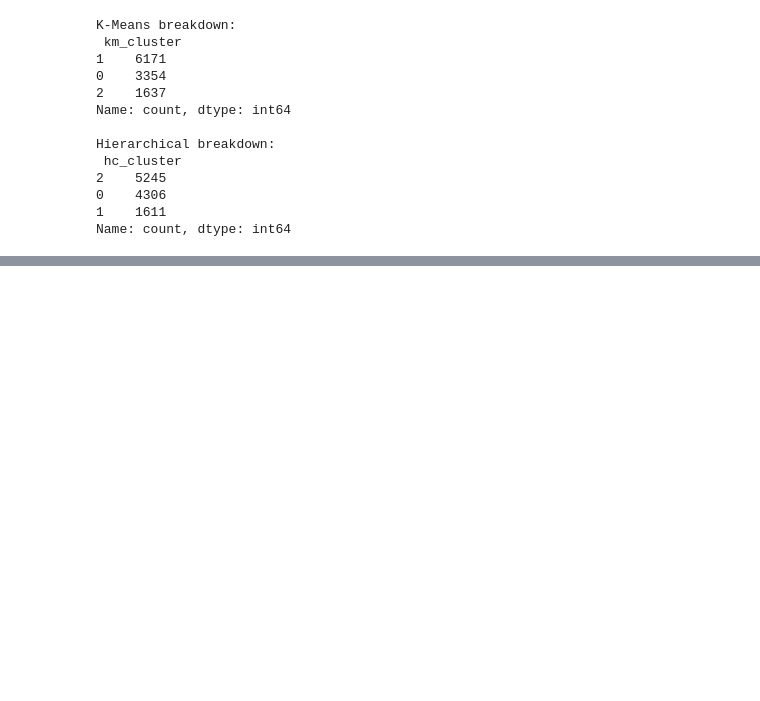
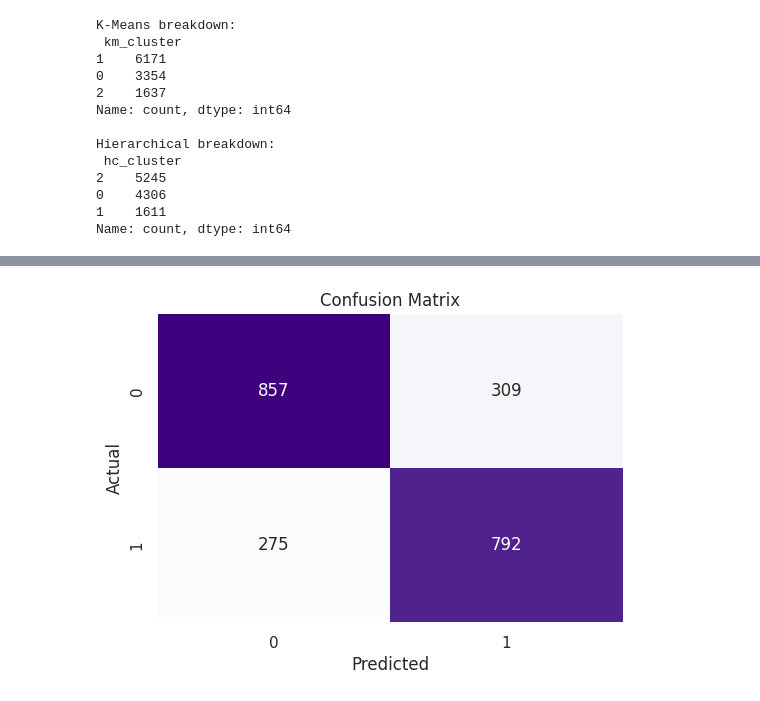
Before and after one commit to Yash-Poddar-12/YashPoddar-EDA-Project, a Jupyter notebook: YashPoddar_EDA_Project.ipynb, the cells around one changed output, grey strips where cells are left out. Drawn from its saved outputs; the diff is of its cells as text; code cells hidden in the pictures; blank space fills up the shorter version.

```diff
--- a/YashPoddar_EDA_Project.ipynb
+++ b/YashPoddar_EDA_Project.ipynb
@@ -375,0 +400,10 @@ Name: count, dtype: int64
+# %%
+# preparing data for classification (predicting if client subscribes to deposit)
+y = df['deposit_flag']
+# %%
+# splitting dataset into train-test 80/20 rule
+X_train, X_test, y_train, y_test = train_test_split(X_norm, y, test_size=0.2, random_state=42)
+# %%
+# training a basic logistic regression model
+log_reg = LogisticRegression(random_state=42)
+log_reg.fit(X_train, y_train)
@@ -375,0 +412,6 @@ Name: count, dtype: int64
+# %%
+# testing the model
+preds = log_reg.predict(X_test)
+acc = accuracy_score(y_test, preds)
+print(f"Model Accuracy: {acc * 100:.2f}%\n")
+print("Classification Report:\n", classification_report(y_test, preds))
@@ -375,0 +430,11 @@ Name: count, dtype: int64
+# %%
+# confusion matrix heatmap
+plt.figure(figsize=(6, 4))
+cm = confusion_matrix(y_test, preds)
+sns.heatmap(cm, annot=True, fmt='d', cmap='Purples', cbar=False)
+plt.title('Confusion Matrix')
+plt.xlabel('Predicted')
+plt.ylabel('Actual')
+plt.show()
+# %% [output]
+[figure, added]
```
Also changed, not shown: parts of 6 cells of this notebook.
